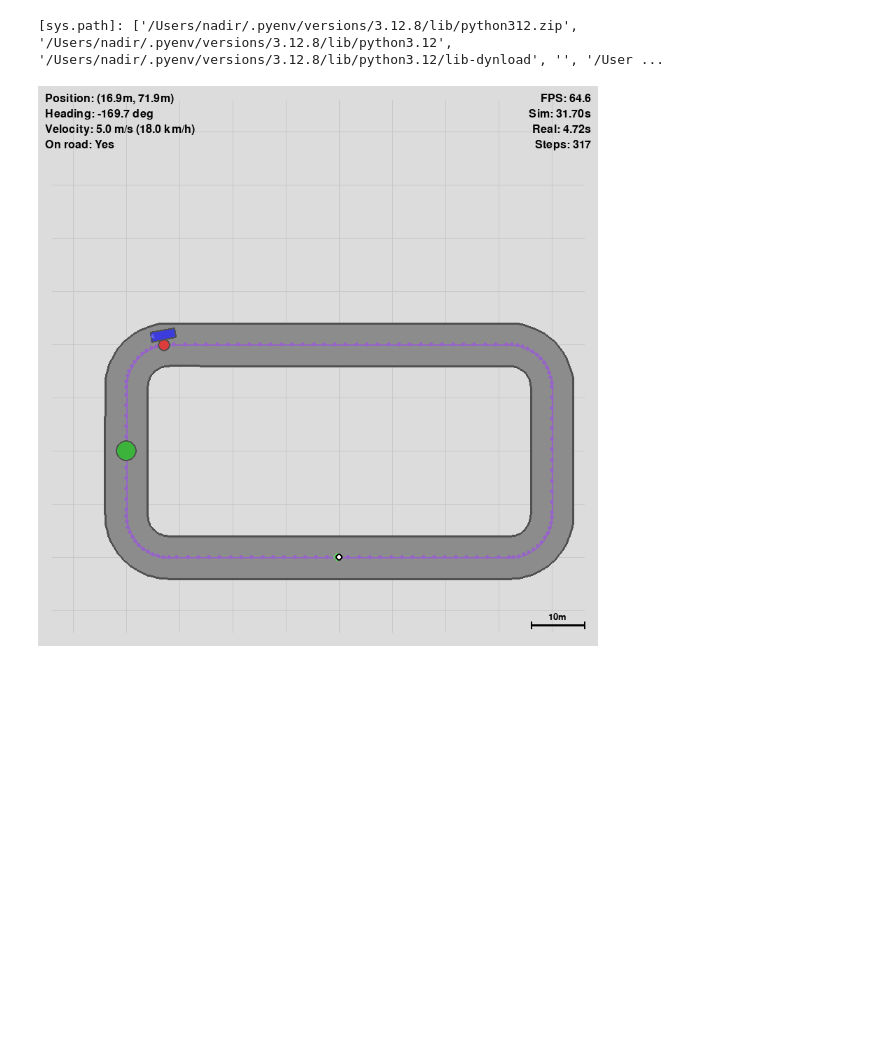
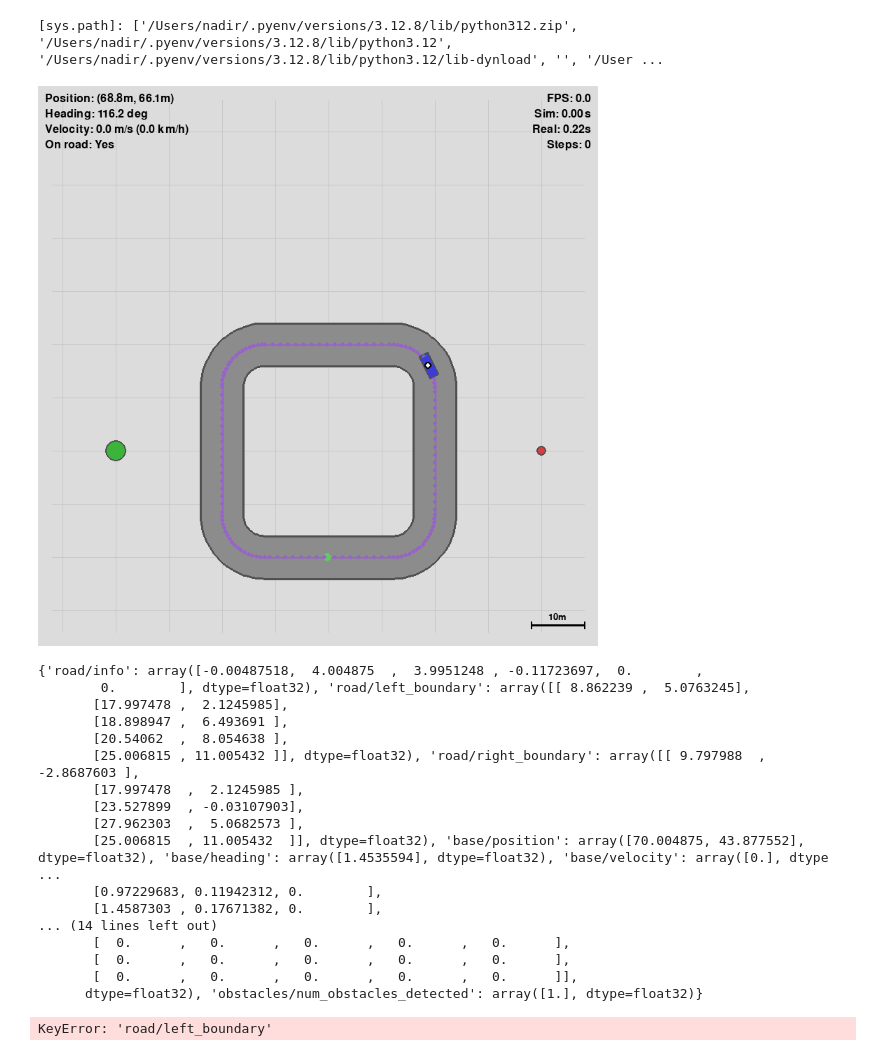
Before and after one commit to raideno/gymnasium-driving, a Jupyter notebook: notebooks/evaluate.ipynb, the cells around one changed output. Saved outputs shown, nothing was run; the diff lists cells and outputs as text; code cells hidden in the pictures; blank space fills up the shorter version.

```diff
--- a/notebooks/evaluate.ipynb
+++ b/notebooks/evaluate.ipynb
@@ -29,7 +29,16 @@ import matplotlib.pyplot as plt
 # %%
 environment = cristal.make_environment(
     discrete=True,
-    random_obstacles=True,
+    random_obstacles=False,
     render_mode="rgb_array",
+    number_of_obstacles=0,
+    random_spawn=True,
+    dimensions=[40, 40]
 )
+
+environment.reset()
+
+helpers.preview(environment)
+# %% [output]
+[figure, added]
 # %%
@@ -43,6 +54,7 @@ controller.model = controller.model.load(os.path.join(path, "best_model.zip"))
 observation, info = environment.reset()
 
 for i in range(500):
+    print(observation)
     action, _states = controller.get_action(observation=observation)
 
     observation, reward, terminated, truncated, info = environment.step(action)
@@ -57,4 +69,21 @@ for i in range(500):
 
 environment.close()
 # %% [output]
-[figure, removed]
+{'road/info': array([-0.00487518,  4.004875  ,  3.9951248 , -0.11723697,  0.        ,
+        0.        ], dtype=float32), 'road/left_boundary': array([[ 8.862239 ,  5.0763245],
+       [17.997478 ,  2.1245985],
+       [18.898947 ,  6.493691 ],
+       [20.54062  ,  8.054638 ],
+       [25.006815 , 11.005432 ]], dtype=float32), 'road/right_boundary': array([[ 9.797988  , -2.8687603 ],
+       [17.997478  ,  2.1245985 ],
+       [23.527899  , -0.03107903],
+       [27.962303  ,  5.0682573 ],
+       [25.006815  , 11.005432  ]], dtype=float32), 'base/position': array([70.004875, 43.877552], dtype=float32), 'base/heading': array([1.4535594], dtype=float32), 'base/velocity': array([0.], dtype ...
+       [0.97229683, 0.11942312, 0.        ],
+       [1.4587303 , 0.17671382, 0.        ],
+... (14 lines left out)
+       [  0.      ,   0.      ,   0.      ,   0.      ,   0.      ],
+       [  0.      ,   0.      ,   0.      ,   0.      ,   0.      ],
+       [  0.      ,   0.      ,   0.      ,   0.      ,   0.      ]],
+      dtype=float32), 'obstacles/num_obstacles_detected': array([1.], dtype=float32)}
+KeyError: 'road/left_boundary'
```
Also changed, not shown: parts of 3 cells of this notebook, 27 other files.
